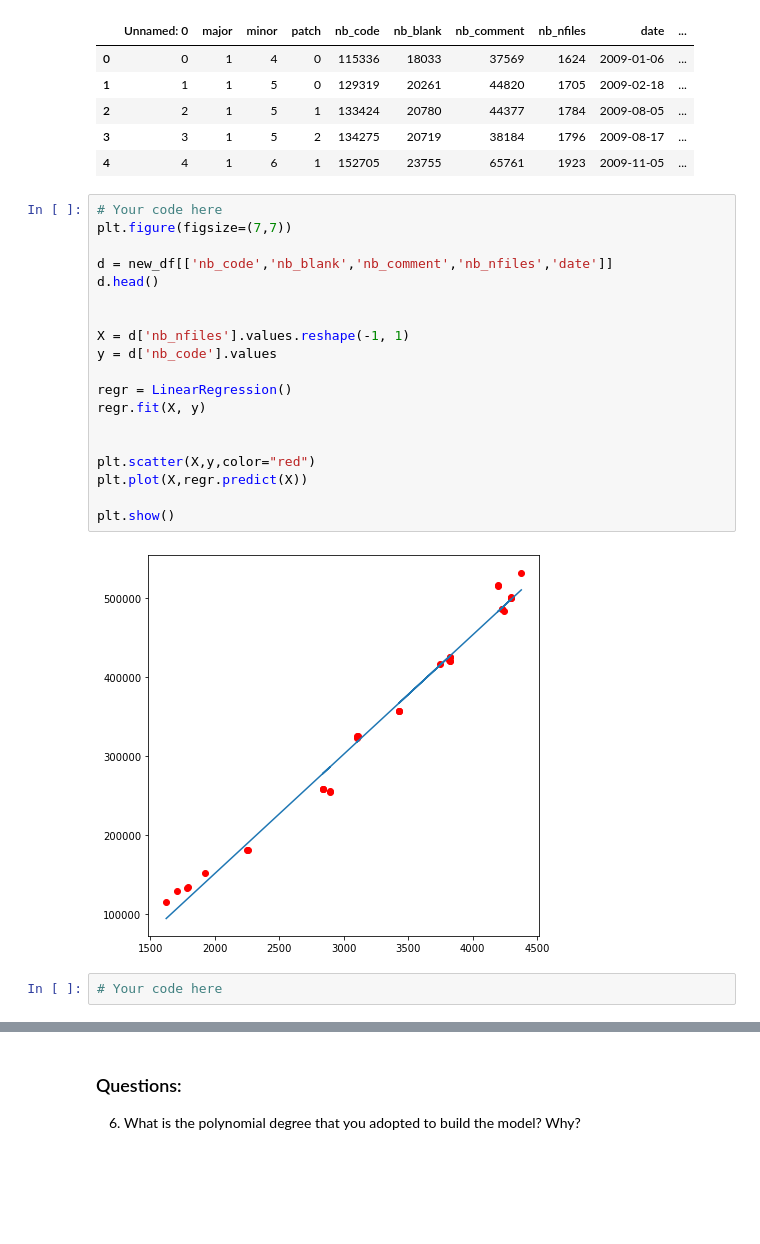
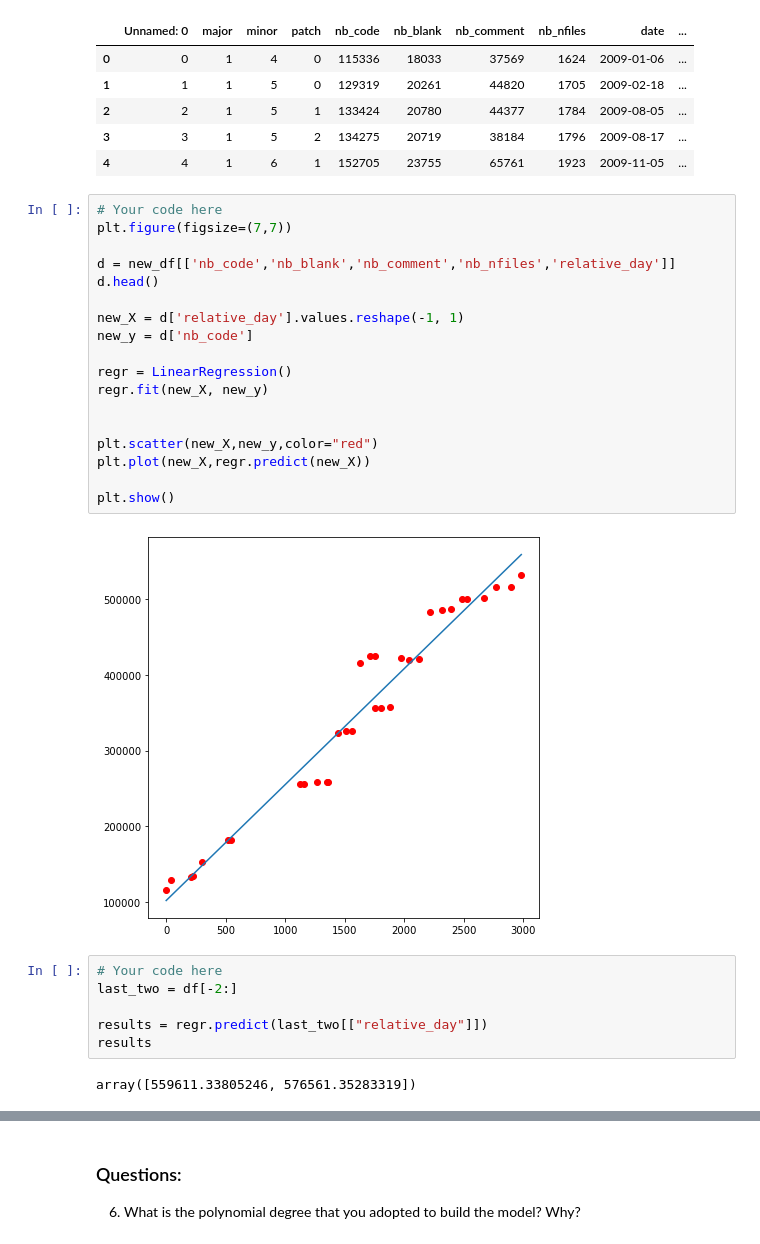
Before and after one commit to GuillaumeKerckhofs/SoftwareEvolution_TP2_2023, a Jupyter notebook: TP2_section2.ipynb, the cells around one changed output, grey strips where cells are left out. Drawn from its saved outputs; the diff is of its cells as text; blank space fills up the shorter version.

```diff
--- a/TP2_section2.ipynb
+++ b/TP2_section2.ipynb
@@ -293,25 +289,30 @@ new_df.head()
 # %%
 # Your code here
 plt.figure(figsize=(7,7))
 
-d = new_df[['nb_code','nb_blank','nb_comment','nb_nfiles','date']]
+d = new_df[['nb_code','nb_blank','nb_comment','nb_nfiles','relative_day']]
 d.head()
 
-
-X = d['nb_nfiles'].values.reshape(-1, 1)
-y = d['nb_code'].values
+new_X = d['relative_day'].values.reshape(-1, 1)
+new_y = d['nb_code']
 
 regr = LinearRegression()
-regr.fit(X, y)
+regr.fit(new_X, new_y)
 
 
-plt.scatter(X,y,color="red")
-plt.plot(X,regr.predict(X))
+plt.scatter(new_X,new_y,color="red")
+plt.plot(new_X,regr.predict(new_X))
 
 plt.show()
 # %% [output]
-[figure, old version]
+[figure, new version]
 # %%
 # Your code here
+last_two = df[-2:]
+
+results = regr.predict(last_two[["relative_day"]])
+results
+# %% [output]
+array([559611.33805246, 576561.35283319])
 # %%
 # Your plotting code here
```
Also changed, not shown: parts of 3 cells of this notebook.
